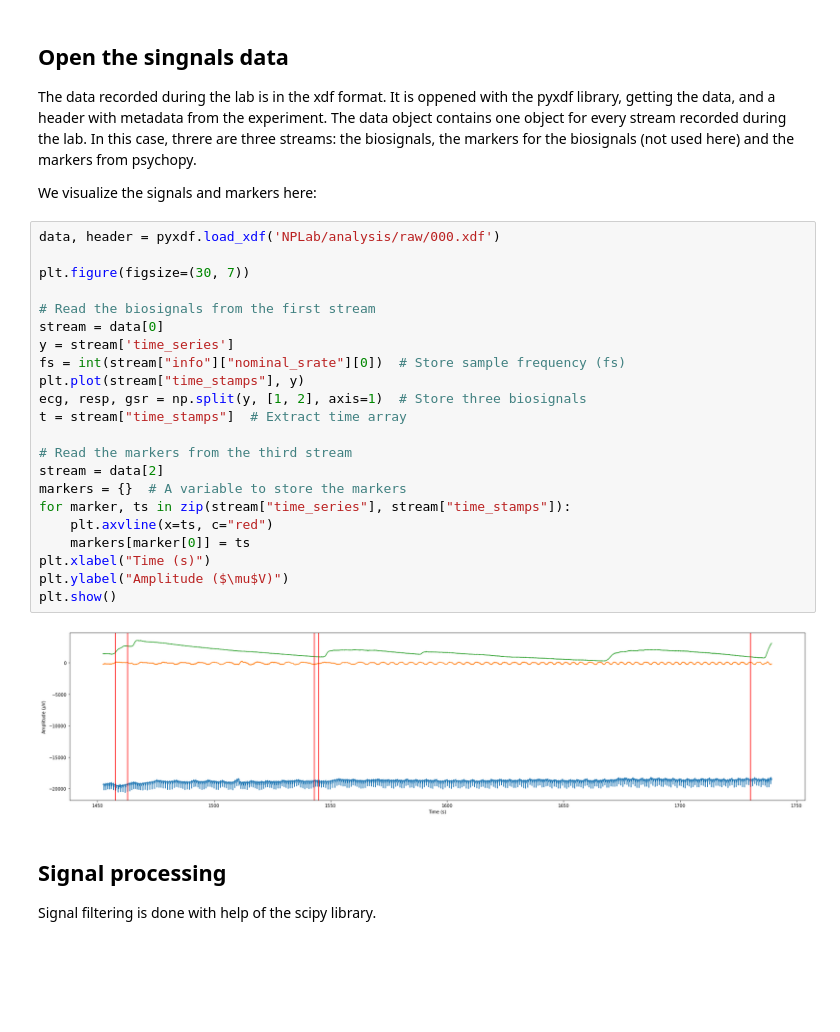
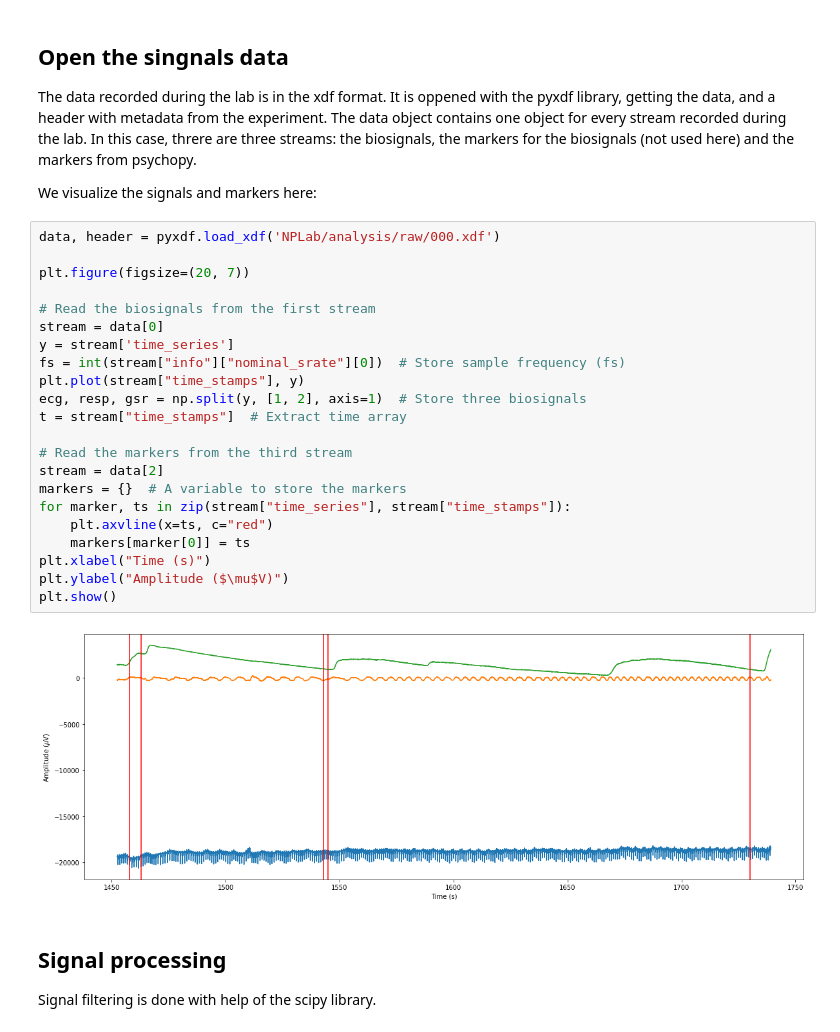
Before and after one commit to abcsds/NPLab, a Jupyter notebook: analysis/Analysis_explanation.ipynb, the cells around one changed output. Drawn from its saved outputs; the diff is of its cells as text; blank space fills up the shorter version.

```diff
--- a/analysis/Analysis_explanation.ipynb
+++ b/analysis/Analysis_explanation.ipynb
@@ -40,27 +45,27 @@ We visualize the signals and markers here:
 # %%
 data, header = pyxdf.load_xdf('NPLab/analysis/raw/000.xdf')
 
-plt.figure(figsize=(30, 7))
+plt.figure(figsize=(20, 7))
 
 # Read the biosignals from the first stream
 stream = data[0]
 y = stream['time_series']
 fs = int(stream["info"]["nominal_srate"][0])  # Store sample frequency (fs)
 plt.plot(stream["time_stamps"], y)
 ecg, resp, gsr = np.split(y, [1, 2], axis=1)  # Store three biosignals
 t = stream["time_stamps"]  # Extract time array
 
 # Read the markers from the third stream
 stream = data[2]
 markers = {}  # A variable to store the markers
 for marker, ts in zip(stream["time_series"], stream["time_stamps"]):
     plt.axvline(x=ts, c="red")
     markers[marker[0]] = ts
 plt.xlabel("Time (s)")
 plt.ylabel("Amplitude ($\mu$V)")
 plt.show()
 # %% [output]
-[figure, old version]
+[figure, new version]
 # %% [markdown]
 ## Signal processing
 Signal filtering is done with help of the scipy library.
```
Also changed, not shown: parts of 8 cells of this notebook.
